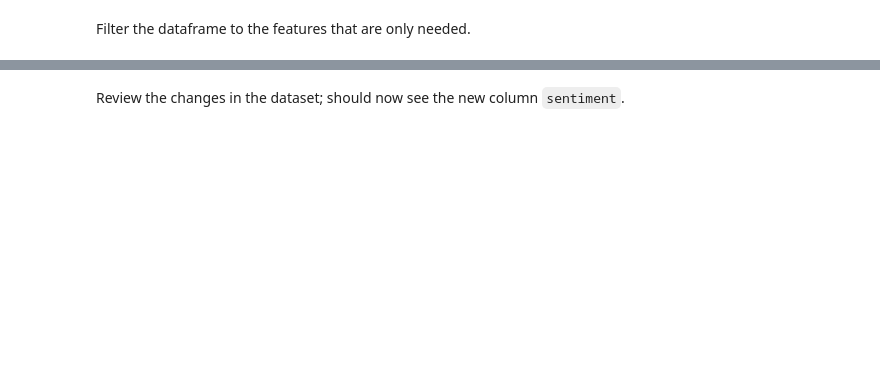
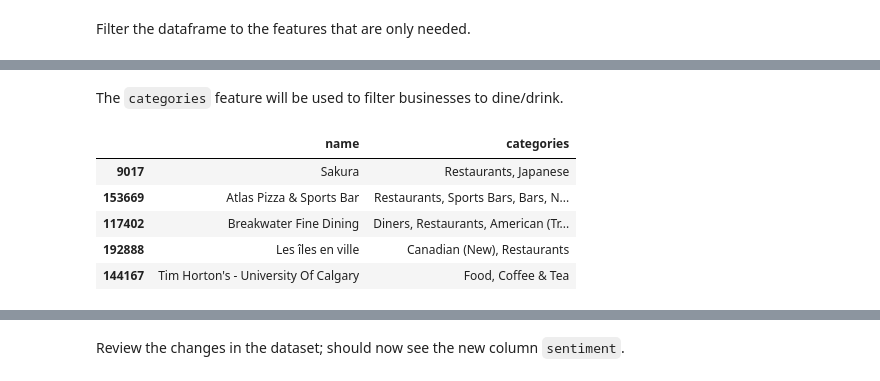
Before and after one commit to praisedev/sentiment-analysis-1, a Jupyter notebook: Sentiment Analysis.ipynb, the cells around one changed output, grey strips where cells are left out. Cells and saved outputs as stored; diff of their text form; code cells hidden in the pictures; blank space fills up the shorter version.

```diff
--- a/Sentiment Analysis.ipynb
+++ b/Sentiment Analysis.ipynb
@@ -92,0 +134,17 @@ plt.hist(reviews_dataset.stars);
+# %% [markdown]
+The `categories` feature will be used to filter businesses to dine/drink.
+# %%
+# Business criteria: Restaurants, Bars, Pub, or wherever there's Food
+eat_drink_business_df = business_df.query('not categories.isnull() and \
+                  (categories.str.contains("Food") or categories.str.contains("Restaurants") \
+                   or categories.str.contains("Bars") or categories.str.contains("Pub"))',
+                  engine='python')
+
+eat_drink_business_df[['name', 'categories']].sample(5)
+# %% [output]
+|  | name | categories |
+| 9017 | Sakura | Restaurants, Japanese |
+| 153669 | Atlas Pizza & Sports Bar | Restaurants, Sports Bars, Bars, N... |
+| 117402 | Breakwater Fine Dining | Diners, Restaurants, American (Tr... |
+| 192888 | Les îles en ville | Canadian (New), Restaurants |
+| 144167 | Tim Horton's - University Of Calgary | Food, Coffee & Tea |
```
Also changed, not shown: parts of 61 cells of this notebook, 2 other files.
